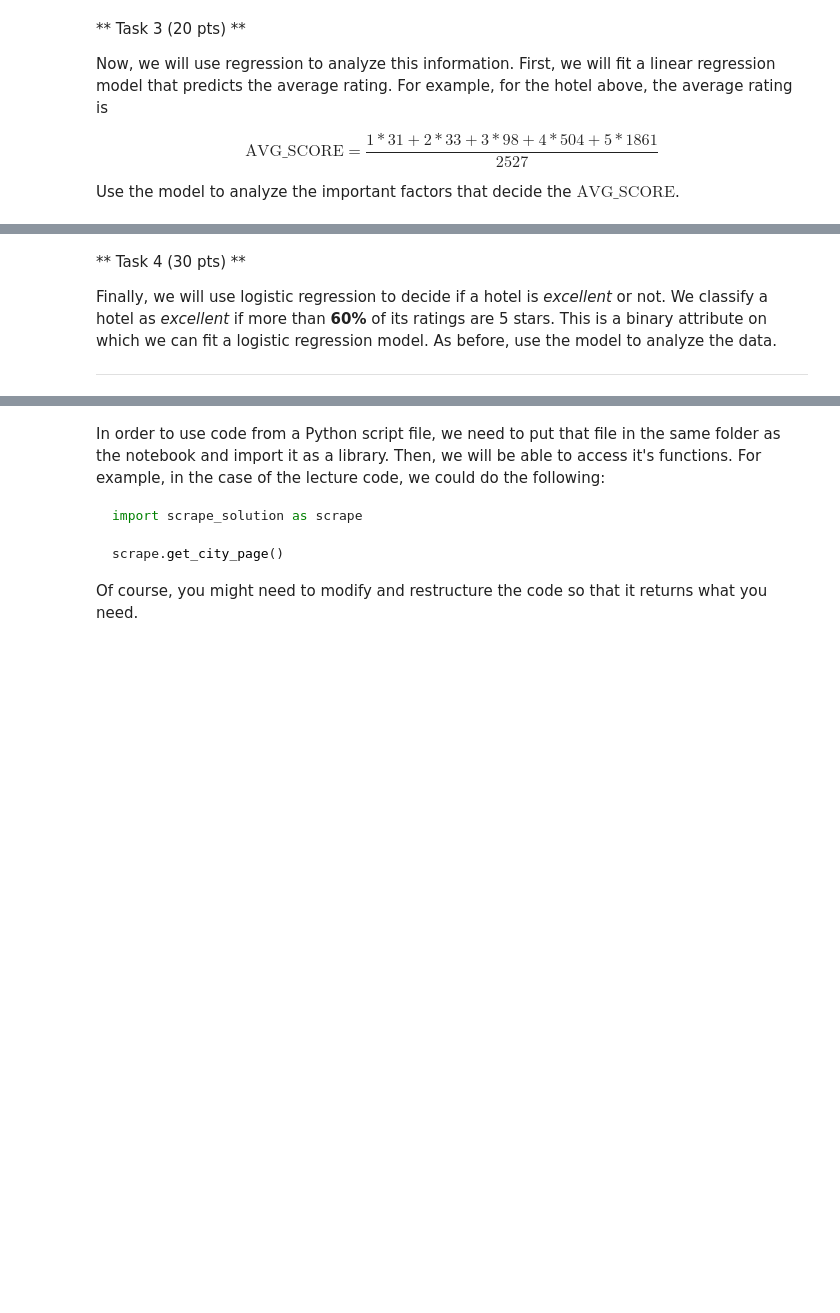
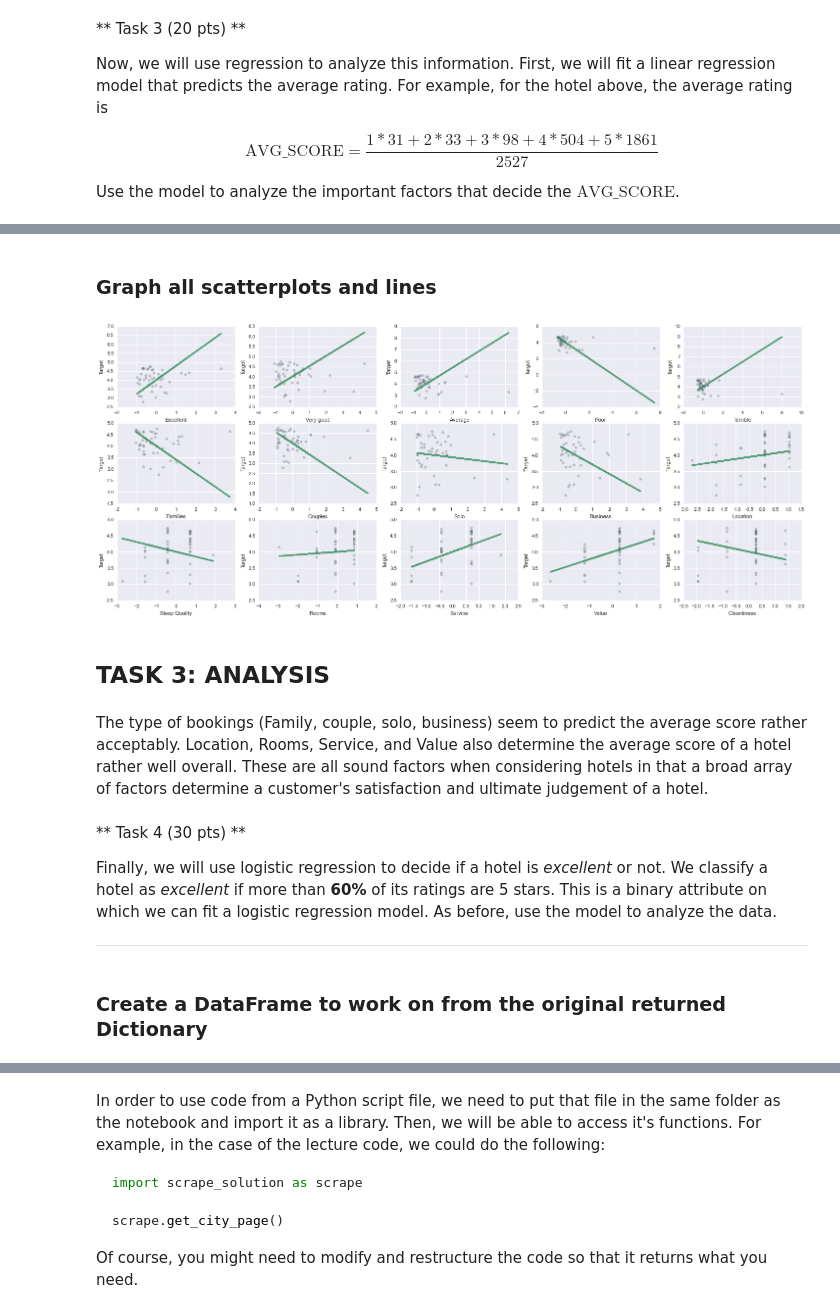
Before and after one commit to ctran25/spring-2015-homeworks, a Jupyter notebook: submissions/Homework-5/5.Hotels.ipynb, the cells around one changed output, grey strips where cells are left out. Saved outputs shown, nothing was run; the diff lists cells and outputs as text; code cells hidden in the pictures; blank space fills up the shorter version.

```diff
--- a/submissions/Homework-5/5.Hotels.ipynb
+++ b/submissions/Homework-5/5.Hotels.ipynb
@@ -68,0 +244,3 @@ Use the model to analyze the important factors that decide the $\text{AVG_SCORE}
+# %%
+coll = hotelDF.columns
+coll
@@ -69,6 +320,27 @@ Use the model to analyze the important factors that decide the $\text{AVG_SCORE}
+# %% [markdown]
+### Graph all scatterplots and lines
+# %%
+fig2, axes2 = plt.subplots(3,5,figsize=(25,10))
+
+for i in range(15):
+    plt_i = i // 5
+    plt_j = i % 5
+    subX_train = X_train[:,i]
+    axes2[plt_i][plt_j].scatter(subX_train, y_train, c="slategray", alpha=0.4, linewidths=0.3)
+    axes2[plt_i][plt_j].plot(subX_train, ((coefficients[i]*subX_train)+intercept), color='seagreen', linewidth=3, alpha=.8);
+    axes2[plt_i][plt_j].set_xlabel(coll[i])
+    axes2[plt_i][plt_j].set_ylabel('Target');
+# %% [output]
+[figure, added]
+# %% [markdown]
+## TASK 3: ANALYSIS
+# %% [markdown]
+The type of bookings (Family, couple, solo, business) seem to predict the average score rather acceptably. Location, Rooms, Service, and Value also determine the average score of a hotel rather well overall. These are all sound factors when considering hotels in that a broad array of factors determine a customer's satisfaction and ultimate judgement of a hotel.
 # %% [markdown]
 ** Task 4 (30 pts) **
 
 Finally, we will use logistic regression to decide if a hotel is _excellent_ or not. We classify a hotel as _excellent_ if more than **60%** of its ratings are 5 stars. This is a binary attribute on which we can fit a logistic regression model. As before, use the model to analyze the data.
 
 -------
+# %% [markdown]
+### Create a DataFrame to work on from the original returned Dictionary
```
Also changed, not shown: parts of 70 cells of this notebook, 1 other file.
